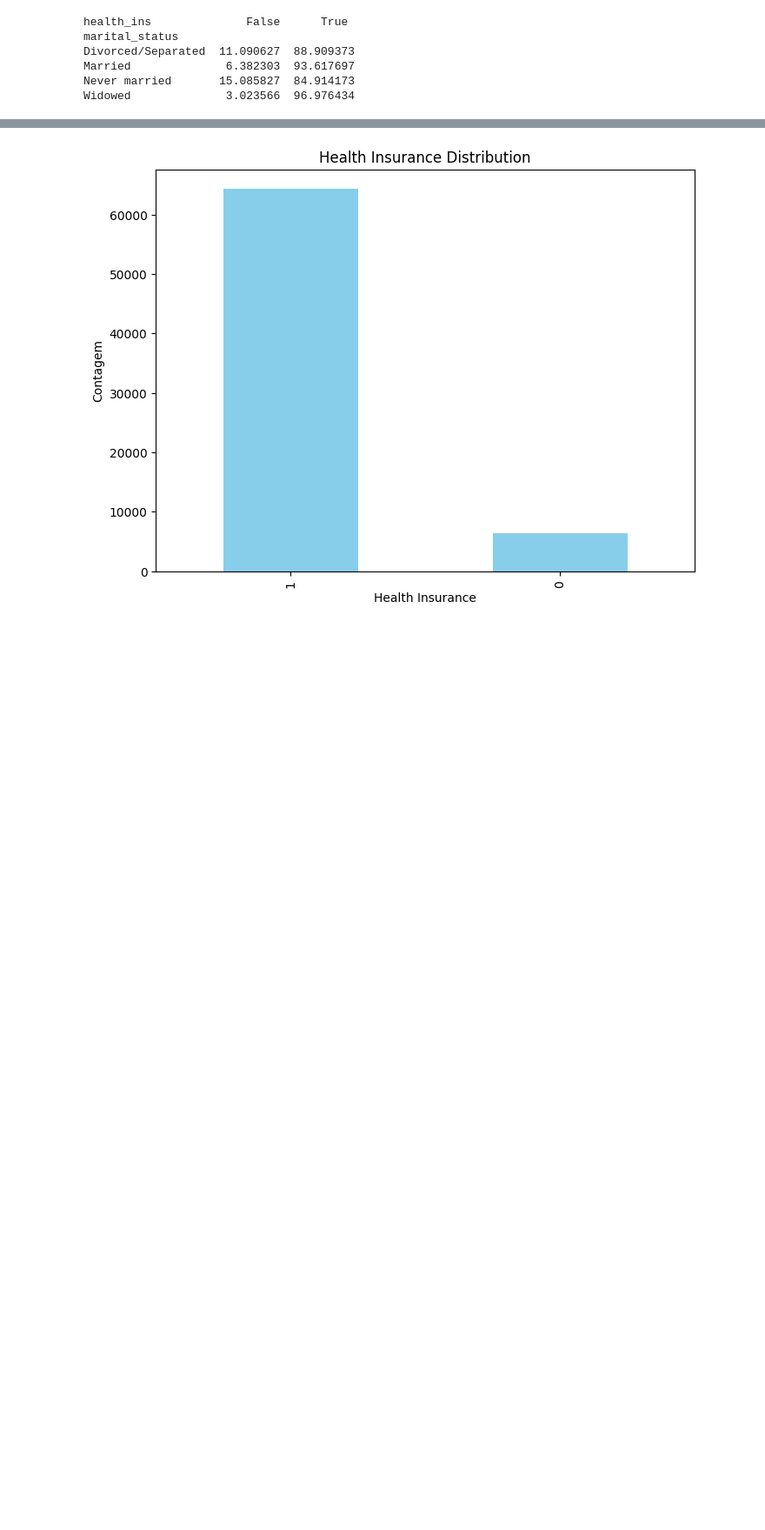
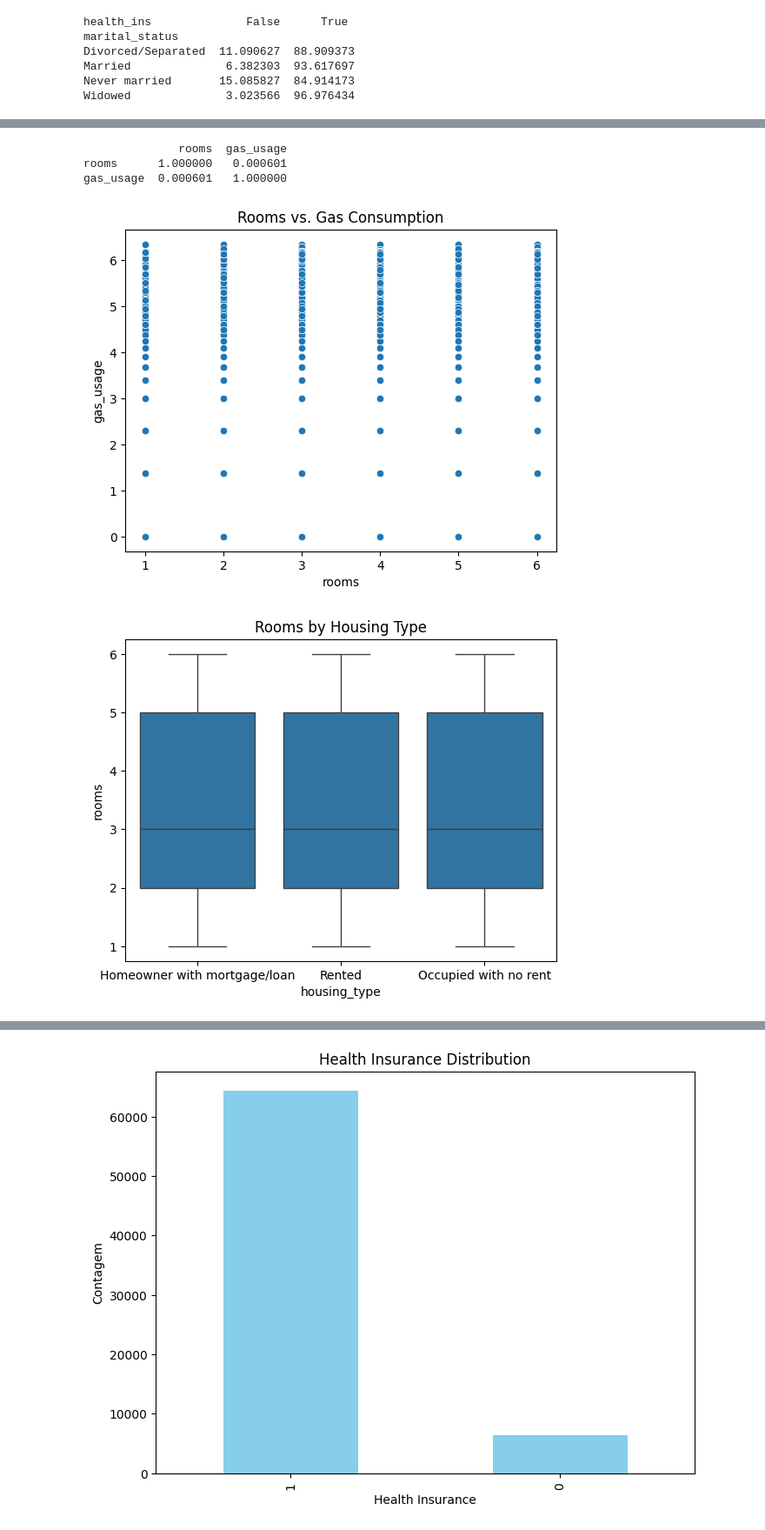
Before and after one commit to Barb02/IDS_project, a Jupyter notebook: customer.ipynb, the cells around one changed output, grey strips where cells are left out. Shown at 87% size. Cells and saved outputs as stored; diff of their text form; code cells hidden in the pictures; blank space fills up the shorter version.

```diff
--- a/customer.ipynb
+++ b/customer.ipynb
@@ -136,0 +193,32 @@ Widowed              3.023566  96.976434
+# %%
+#Are the characteristics of the housing situation interrelated
+#(e.g. is the number of rooms related to the housing type or gas consumption?)
+
+# Checking correlations:
+housing_corr = df[['rooms', 'gas_usage']].corr()
+print(housing_corr)
+
+# Visualizing relationships:
+# Rooms vs. Gas Consumption
+sns.scatterplot(x='rooms', y='gas_usage', data=df)
+plt.title("Rooms vs. Gas Consumption")
+plt.show()
+
+# Create a single 'housing_type' column
+df['housing_type'] = df[['housing_type_Homeowner with mortgage/loan',
+                         'housing_type_Occupied with no rent',
+                         'housing_type_Rented']].idxmax(axis=1)
+
+# Clean up column names by removing the prefix
+df['housing_type'] = df['housing_type'].str.replace('housing_type_', '')
+
+# Rooms by Housing Type
+sns.boxplot(x='housing_type', y='rooms', data=df)
+plt.title("Rooms by Housing Type")
+plt.show()
+# %% [output]
+              rooms  gas_usage
+rooms      1.000000   0.000601
+gas_usage  0.000601   1.000000
+[figure, added]
+[figure, added]
```
Also changed, not shown: parts of 4 cells of this notebook.
